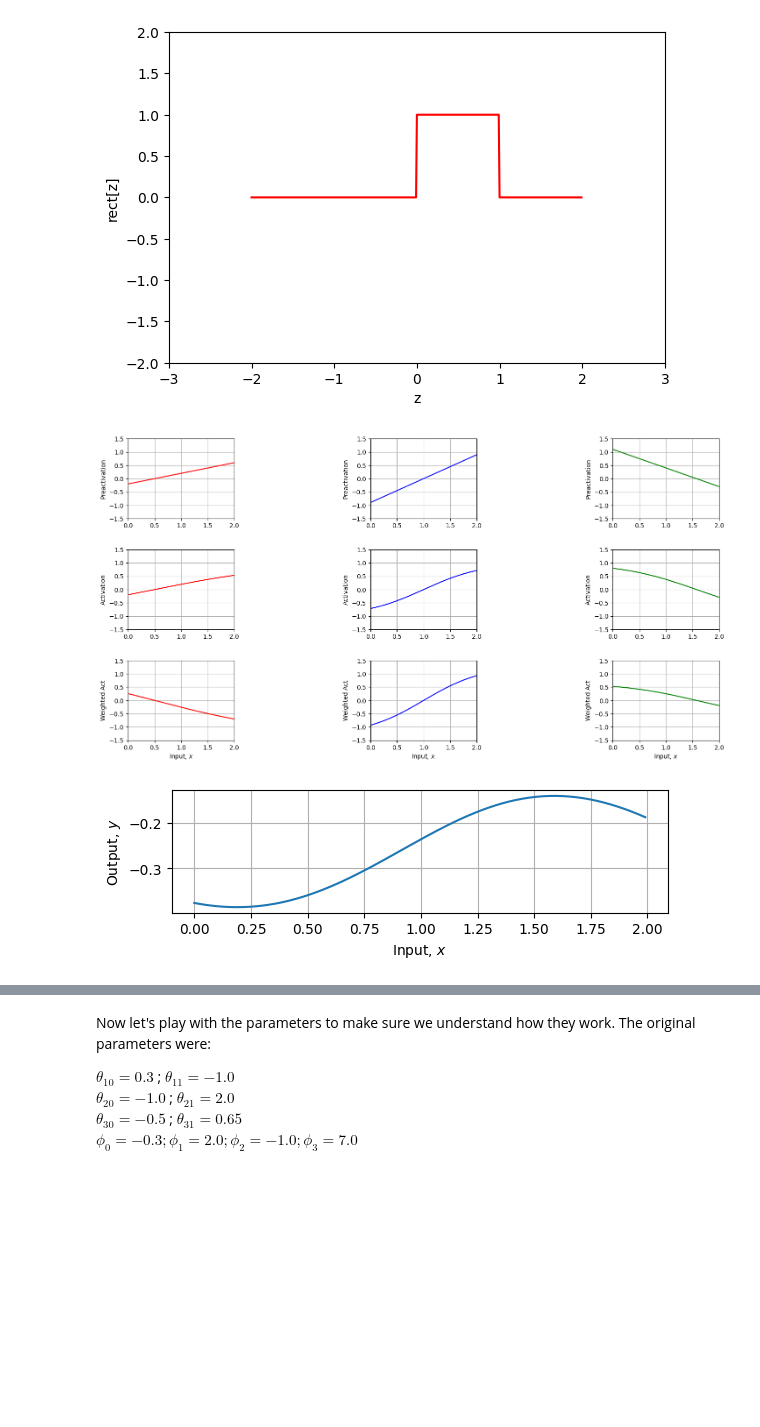
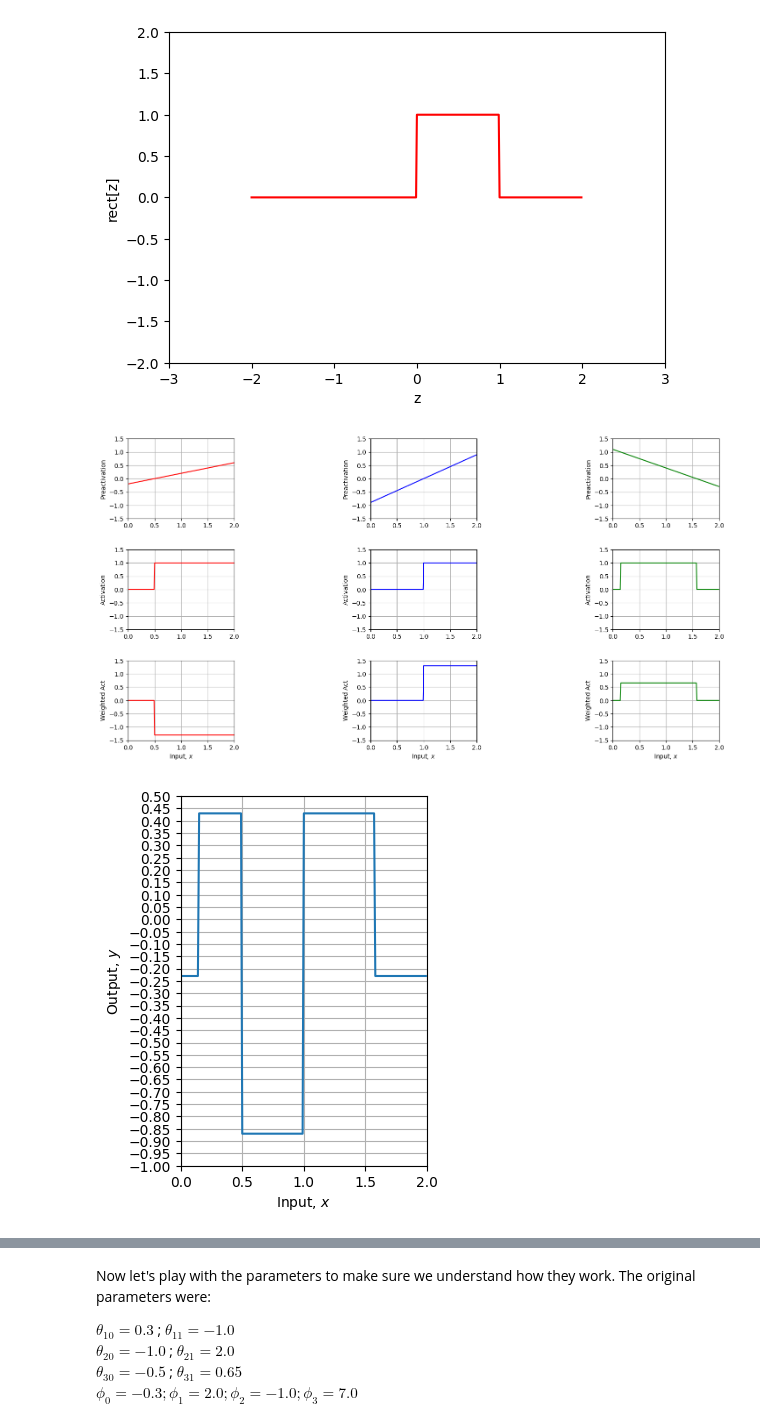
Before and after one commit to vvithurshan/DL_Practice, a Jupyter notebook: Notebooks/Chap03/3_1_Shallow_Networks_I.ipynb, the cells around one changed output, grey strips where cells are left out. Drawn from its saved outputs; the diff is of its cells as text; code cells hidden in the pictures; blank space fills up the shorter version.

```diff
--- a/Notebooks/Chap03/3_1_Shallow_Networks_I.ipynb
+++ b/Notebooks/Chap03/3_1_Shallow_Networks_I.ipynb
@@ -125,6 +125,7 @@ def shallow_1_1_3(x, activation_fn, phi_0,phi_1,phi_2,phi_3, theta_10, theta_11,
 # %%
 # Plot the shallow neural network.  We'll assume input in is range [0,1] and output [-1,1]
 # If the plot_all flag is set to true, then we'll plot all the intermediate stages as in Figure 3.3
+from matplotlib.ticker import MultipleLocator
 def plot_neural(x, y, pre_1, pre_2, pre_3, act_1, act_2, act_3, w_act_1, w_act_2, w_act_3, plot_all=False, x_data=None, y_data=None):
 
   # Plot intermediate plots if flag set
@@ -154,8 +155,10 @@ def plot_neural(x, y, pre_1, pre_2, pre_3, act_1, act_2, act_3, w_act_1, w_act_2
   ax.grid()
   ax.plot(x,y)
   ax.set_xlabel('Input, $x$'); ax.set_ylabel('Output, $y$')
-#   ax.set_xlim([0,1]);ax.set_ylim([-1,1])
+  ax.set_xlim([0, 2]);ax.set_ylim([-1,0.5])
   ax.set_aspect(2)
+#   ax.xaxis.set_major_locator(MultipleLocator(0.5))
+  ax.yaxis.set_major_locator(MultipleLocator(0.05))
   if x_data is not None:
     ax.plot(x_data, y_data, 'mo')
     for i in range(len(x_data)):
@@ -164,36 +167,37 @@ def plot_neural(x, y, pre_1, pre_2, pre_3, act_1, act_2, act_3, w_act_1, w_act_2
 # %%
 # Now lets define some parameters and run the neural network
 # theta_10 =  0.3 ; theta_11 = -1.0
 # theta_20 = -1.0  ; theta_21 = 2.0
 # theta_30 = -0.5  ; theta_31 = 0.65
 # phi_0 = -0.3; phi_1 = 2.0; phi_2 = -1.0; phi_3 = 7.0
 
 # {−0.23, −1.3, 1.3, 0.66, −0.2, 0.4, −0.9, 0.9, 1.1, −0.7
 
 theta_10=-0.2  ;  theta_11=0.4
 theta_20=-0.9  ;  theta_21=0.9
 theta_30=0  ;  theta_31=0.7
 phi_0=-0.23;phi_1=-1.3;phi_2=1.3;phi_3=0.66
 
 theta_10=-0.2  ;  theta_11=0.4
 theta_20=-0.9  ;  theta_21=0.9
 theta_30=1.1  ;  theta_31=-0.7
 phi_0=-0.23;phi_1=-1.3;phi_2=1.3;phi_3=0.66
+# phi_0 = 0
 
 # Define a range of input values
 x = np.arange(0,2,0.01)
 
 # We run the neural network for each of these input values
 y, pre_1, pre_2, pre_3, act_1, act_2, act_3, w_act_1, w_act_2, w_act_3 = \
-    shallow_1_1_3(x, tanh_activation, phi_0,phi_1,phi_2,phi_3, theta_10, theta_11, theta_20, theta_21, theta_30, theta_31)
+    shallow_1_1_3(x, rectangular_activation, phi_0,phi_1,phi_2,phi_3, theta_10, theta_11, theta_20, theta_21, theta_30, theta_31)
 # And then plot it
 # print(pre_3)
 x.shape, y.shape
 # pre_1.shape, pre_2.shape, pre_3.shape, act_1.shape, act_2.shape, act_3.shape, w_act_1.shape, w_act_2.shape, w_act_3.shape
 plot_neural(x, y, pre_1, pre_2, pre_3, act_1, act_2, act_3, w_act_1, w_act_2, w_act_3, plot_all=True)
 # %% [output]
-[figure, old version]
+[figure, new version]
-[figure, old version]
+[figure, new version]
 # %% [markdown]
 If your code is correct, then the final output should look like this:
 <img src="embedded-picture-1">
```
